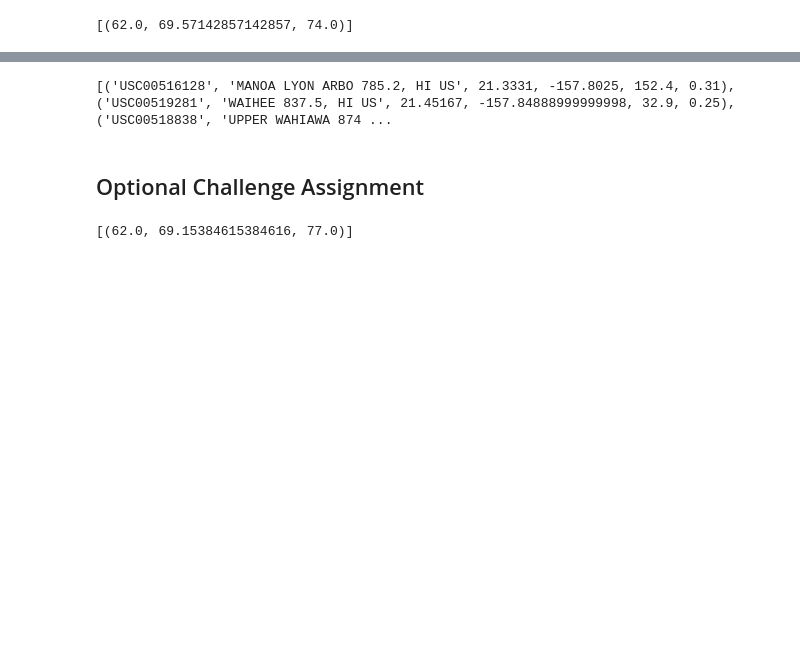
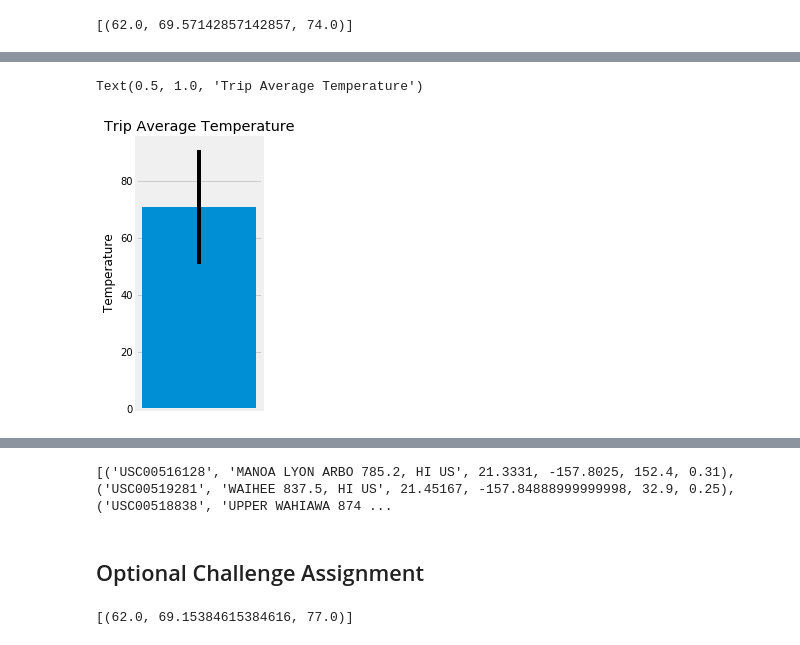
Before and after one commit to mgtsn/sqlalchemy-challenge, a Jupyter notebook: climate_starter.ipynb, the cells around one changed output, grey strips where cells are left out. Saved outputs shown, nothing was run; the diff lists cells and outputs as text; code cells hidden in the pictures; blank space fills up the shorter version.

```diff
--- a/climate_starter.ipynb
+++ b/climate_starter.ipynb
@@ -189,3 +191,12 @@ print(calc_temps('2012-02-28', '2012-03-05'))
+# %%
+plt.figure(figsize=(2,5))
+plt.bar(['0'], calcs[1], yerr=(calcs[2]-calcs[0]))
+plt.xticks([],[])
+plt.ylabel('Temperature')
+plt.title('Trip Average Temperature')
+# %% [output]
+Text(0.5, 1.0, 'Trip Average Temperature')
+[figure, added]
 # %%
 # Plot the results from your previous query as a bar chart.
 # Use "Trip Avg Temp" as your Title
```
Also changed, not shown: parts of 8 cells of this notebook.
